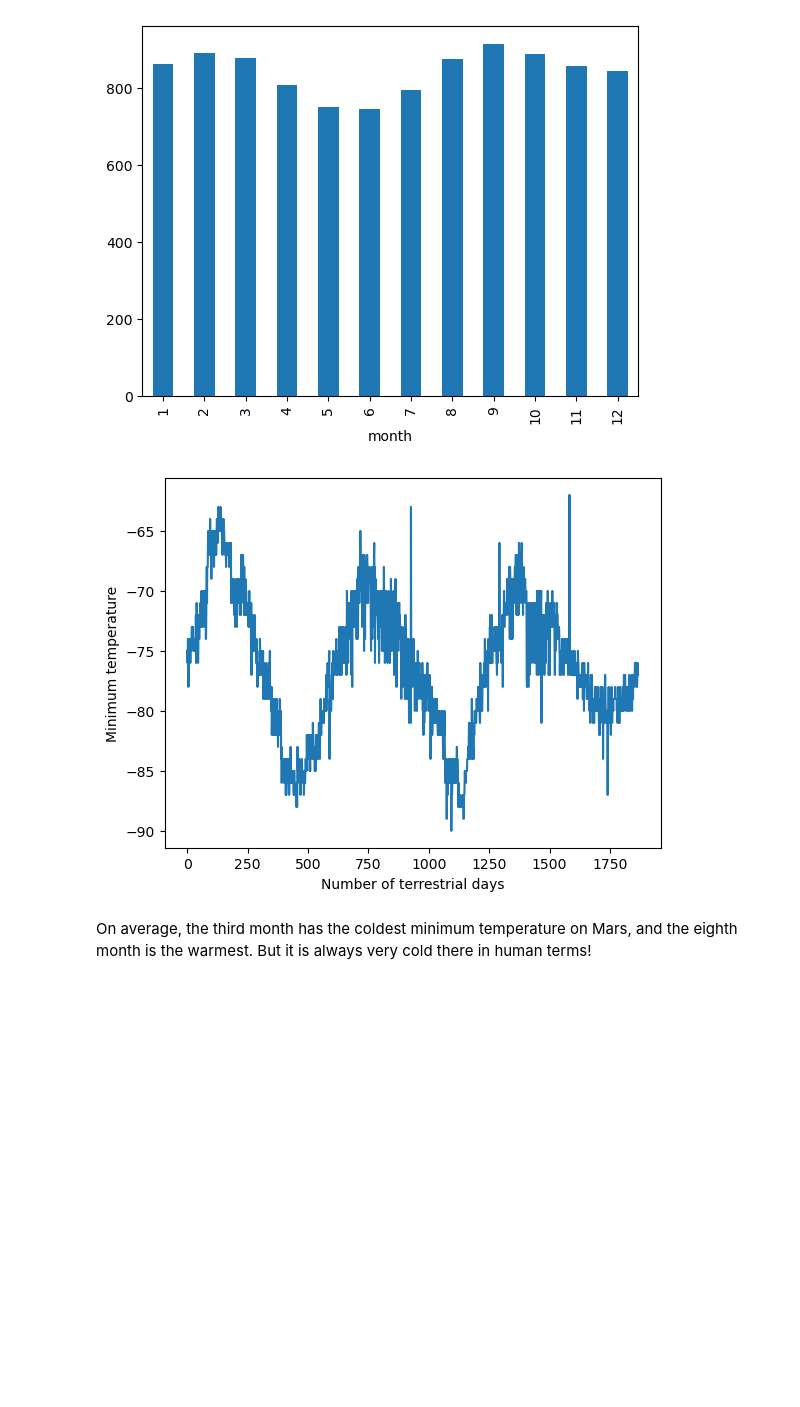
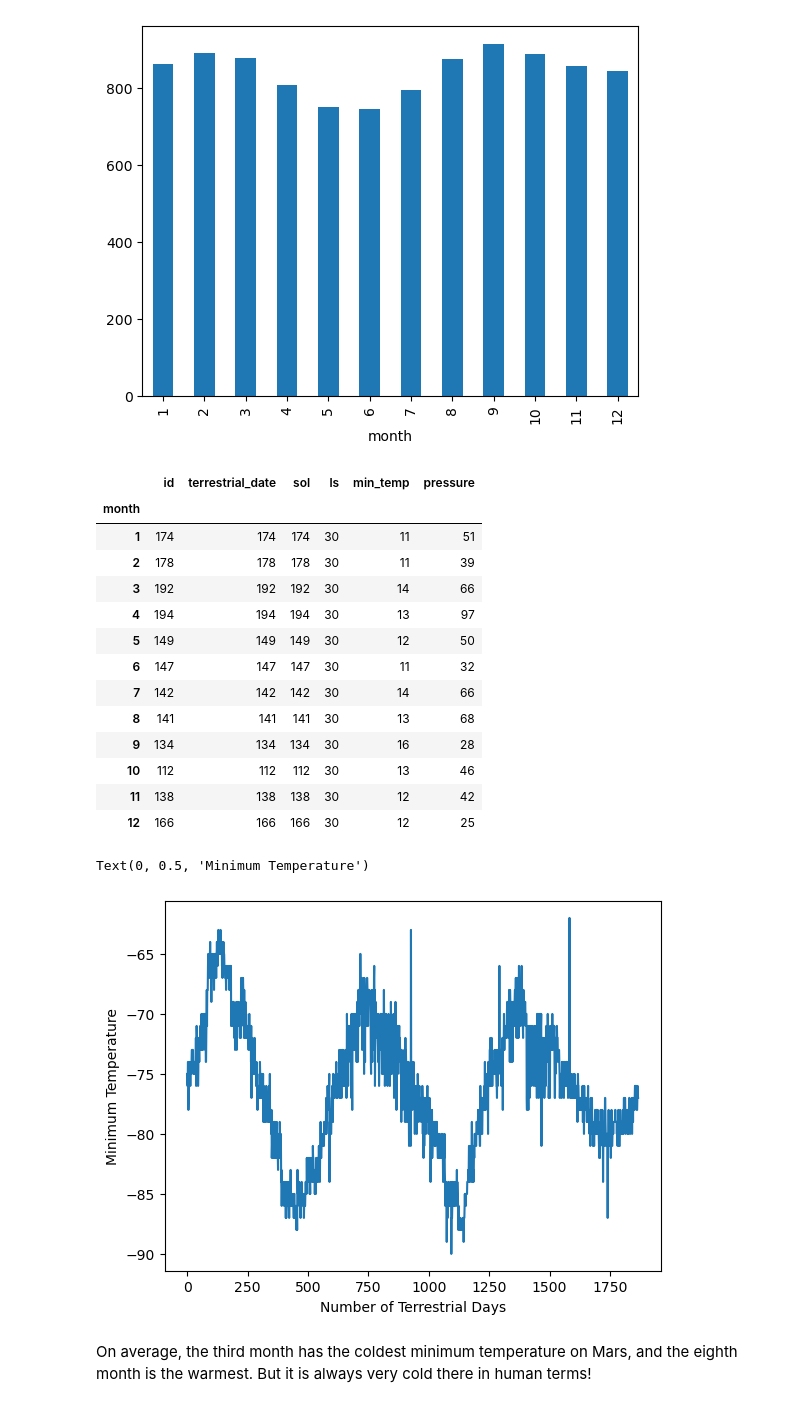
Before and after one commit to paulhji/mars-scraping-analysis, a Jupyter notebook: part_2_mars_weather.ipynb, the cells around one changed output. Saved outputs shown, nothing was run; the diff lists cells and outputs as text; code cells hidden in the pictures; blank space fills up the shorter version.

```diff
--- a/part_2_mars_weather.ipynb
+++ b/part_2_mars_weather.ipynb
@@ -206,9 +206,34 @@ avg_pressure_by_month.plot.bar()
 <Axes: xlabel='month'>
 [figure]
 # %%
-# 5. How many terrestrial (earth) days are there in a Martian year?
+# How many terrestrial (earth) days are there in a Martian year?
+earth_days = group_month.nunique()
+
+earth_days
 # %% [output]
-[figure, removed]
+|  | id | terrestrial_date | sol | ls | min_temp | pressure |
+| month |  |  |  |  |  |  |
+| 1 | 174 | 174 | 174 | 30 | 11 | 51 |
+| 2 | 178 | 178 | 178 | 30 | 11 | 39 |
+| 3 | 192 | 192 | 192 | 30 | 14 | 66 |
+| 4 | 194 | 194 | 194 | 30 | 13 | 97 |
+| 5 | 149 | 149 | 149 | 30 | 12 | 50 |
+| 6 | 147 | 147 | 147 | 30 | 11 | 32 |
+| 7 | 142 | 142 | 142 | 30 | 14 | 66 |
+| 8 | 141 | 141 | 141 | 30 | 13 | 68 |
+| 9 | 134 | 134 | 134 | 30 | 16 | 28 |
+| 10 | 112 | 112 | 112 | 30 | 13 | 46 |
+| 11 | 138 | 138 | 138 | 30 | 12 | 42 |
+| 12 | 166 | 166 | 166 | 30 | 12 | 25 |
+# %%
+# Plot the number of terrestial days in relation to the minimum temperatures and print out
+temp_data_df['min_temp'].plot()
+
+plt.xlabel('Number of Terrestrial Days')
+plt.ylabel('Minimum Temperature')
+# %% [output]
+Text(0, 0.5, 'Minimum Temperature')
+[figure, added]
 # %% [markdown]
 On average, the third month has the coldest minimum temperature on Mars, and the eighth month is the warmest. But it is always very cold there in human terms!
 # %% [markdown]
```
Also changed, not shown: parts of 1 cell of this notebook, 2 other files.
